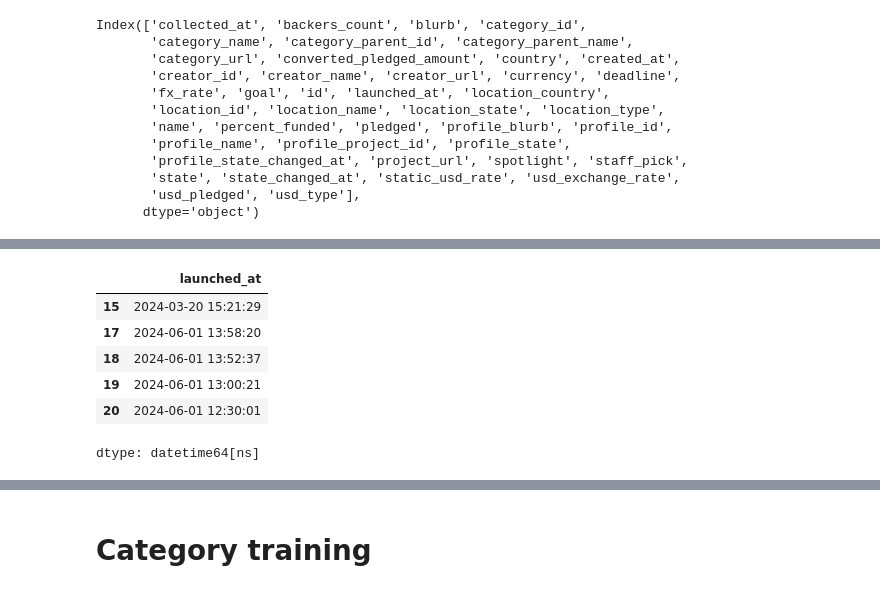
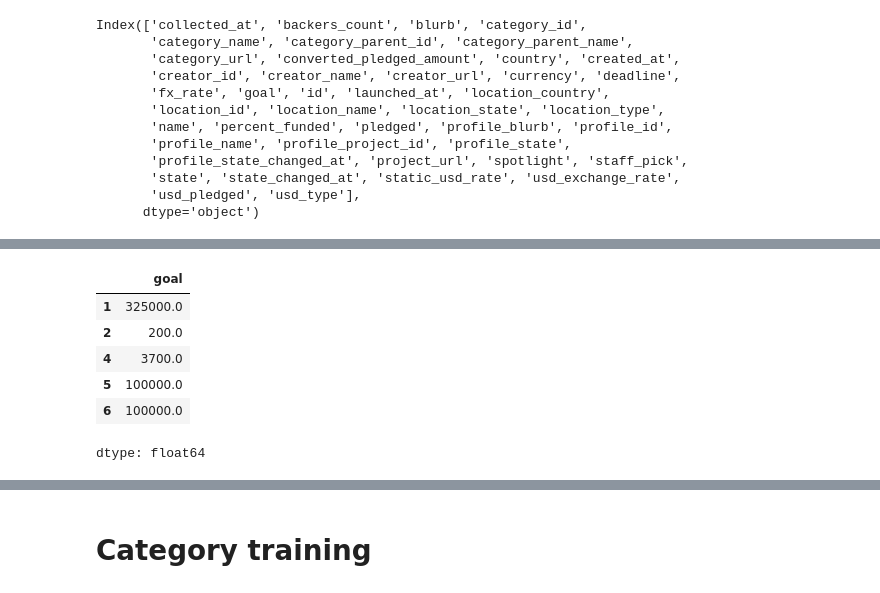
Before and after one commit to RicardoMA19/Kickstarter-Campaing-Launch-Assitant, a Jupyter notebook: Kickstarter-Assistant-Project.ipynb, the cells around one changed output, grey strips where cells are left out. Saved outputs shown, nothing was run; the diff lists cells and outputs as text; code cells hidden in the pictures.

```diff
--- a/Kickstarter-Assistant-Project.ipynb
+++ b/Kickstarter-Assistant-Project.ipynb
@@ -128,6 +128,7 @@ for col in text_cols:
 # bye NaN
 kick_df = kick_df.dropna(subset=[
     'goal_usd',
+    'converted_pledged_amount',
     'campaign_duration',
     'category_parent_name',
     'category_name',
@@ -138,7 +139,7 @@ kick_df = kick_df.dropna(subset=[
 kick_df['success'] = (kick_df['state'] == 'successful').astype(int)
 # %%
 # reducing to 3 years before
-cutoff_date = pd.Timestamp.now() - pd.DateOffset(years = 5)
+cutoff_date = pd.Timestamp.now() - pd.DateOffset(years = 10)
 
 kick_df = kick_df[kick_df['launched_at'] >= cutoff_date]
 # %%
@@ -162,11 +163,11 @@ kick_df.head(10)
 10 rows × 39 columns
 # %%
-kick_df['launched_at'].head(5)
+kick_df['goal'].head(5)
 # %% [output]
-|  | launched_at |
-| 15 | 2024-03-20 15:21:29 |
-| 17 | 2024-06-01 13:58:20 |
-| 18 | 2024-06-01 13:52:37 |
-| 19 | 2024-06-01 13:00:21 |
-| 20 | 2024-06-01 12:30:01 |
+|  | goal |
+| 1 | 325000.0 |
+| 2 | 200.0 |
+| 4 | 3700.0 |
+| 5 | 100000.0 |
+| 6 | 100000.0 |
-dtype: datetime64[ns]
+dtype: float64
```
Also changed, not shown: parts of 62 cells of this notebook.
